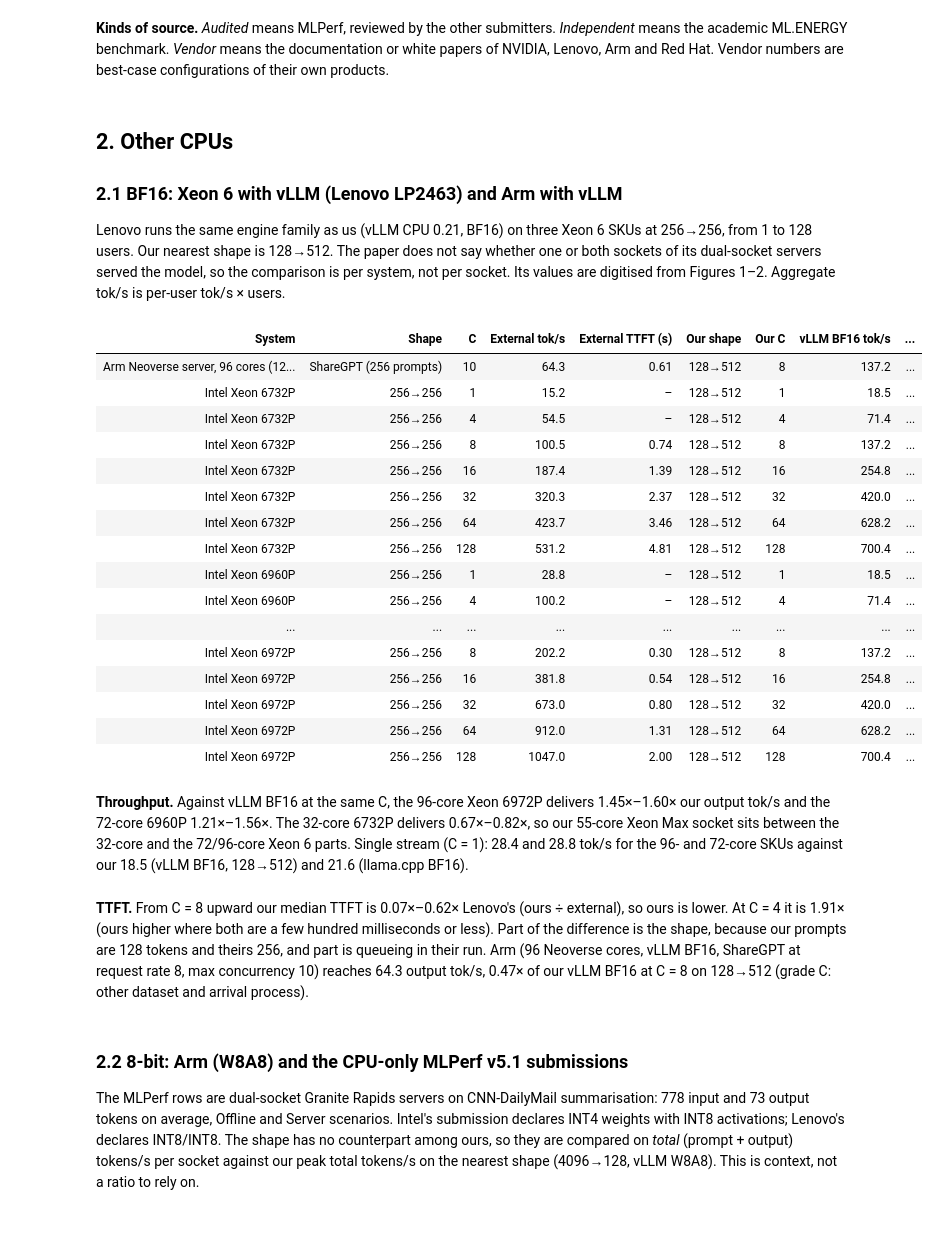
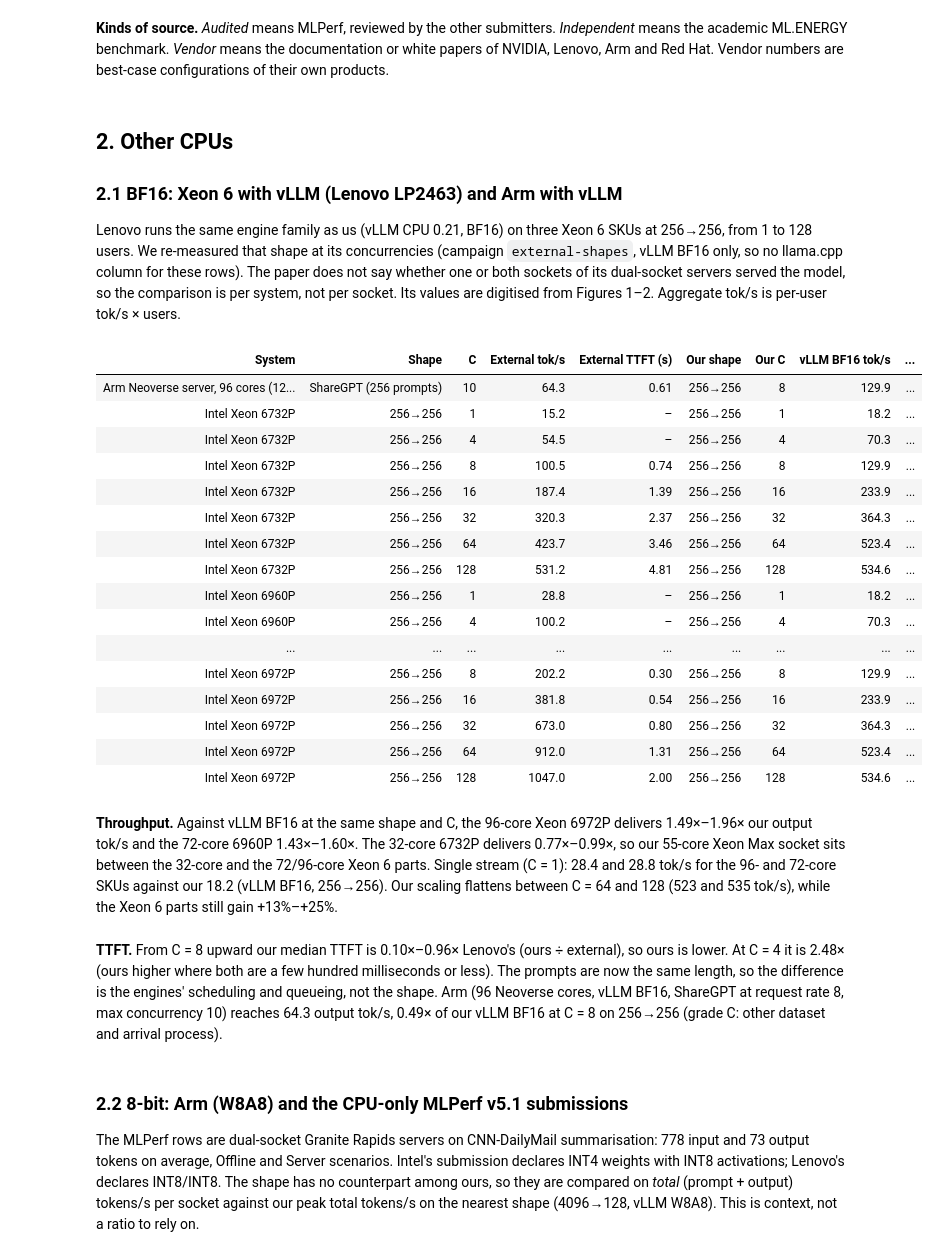
Before and after one commit to struggling-student/llm-backend-analysis, a Jupyter notebook: notebooks/backend_selection/13_external_references.ipynb, the cells around one changed output. Saved outputs shown, nothing was run; the diff lists cells and outputs as text; code cells hidden in the pictures; blank space fills up the shorter version.

```diff
--- a/notebooks/backend_selection/13_external_references.ipynb
+++ b/notebooks/backend_selection/13_external_references.ipynb
@@ -45,13 +52,15 @@ from llm_backend_analysis.visualization.export import export_figure
 
 theme.setup_notebook()
 NOTEBOOK = "13_external_references.ipynb"
-POWER_W = external.POWER_W_ASSUMED   # replace by a measured average power of the server socket when one exists
 keys = pd.read_csv(paths.TABLES / "backend_selection" / "key_numbers.csv").set_index("key")
 STREAM_GBS = float(keys.loc["roof_memory_in_hbm_cache_gbs", "low"])
 
 refs = external.references()
 points = loaders.online_points(model=registry.primary_model())
-comp = external.compare(refs, points, power_w=POWER_W)
+ext_points = loaders.online_points(campaign=external.MEASURED_CAMPAIGN, model=registry.primary_model())
+POWERS = external.measured_power_w(ext_points)   # node power of the points with a window of at least 10 minutes
+POWER_W = float(POWERS.median()) if len(POWERS) else external.POWER_W_ASSUMED
+comp = external.compare(refs, pd.concat([points, ext_points], ignore_index=True), power_w=POWER_W)
 src = external.sources()
 KEYS = []
 
@@ -94,57 +105,60 @@ best-case configurations of their own products.
 
 ### 2.1 BF16: Xeon 6 with vLLM (Lenovo LP2463) and Arm with vLLM
 
-Lenovo runs the same engine family as us (vLLM CPU 0.21, BF16) on three Xeon 6 SKUs at 256→256, from 1 to 128 users. Our
-nearest shape is 128→512. The paper does not say whether one or both sockets of its dual-socket servers served the model,
+Lenovo runs the same engine family as us (vLLM CPU 0.21, BF16) on three Xeon 6 SKUs at 256→256, from 1 to 128 users. We
+re-measured that shape at its concurrencies (campaign `external-shapes`, vLLM BF16 only, so no llama.cpp column for these
+rows). The paper does not say whether one or both sockets of its dual-socket servers served the model,
 so the comparison is per system, not per socket. Its values are digitised from Figures 1–2. Aggregate tok/s is per-user
 tok/s × users.
 # %%
 cpu_bf16 = comp[(comp["hardware_class"] == "cpu") & (comp["precision_group"] == "bf16")]
 cols = {"hardware": "System", "workload": "Shape", "concurrency": "C", "output_tok_s": "External tok/s", "ttft_s": "External TTFT (s)",
         "our_workload": "Our shape", "our_concurrency": "Our C", "ours_output_tok_s": "vLLM BF16 tok/s", "ours_ttft_s": "vLLM BF16 TTFT (s)",
         "other_output_tok_s": "llama.cpp BF16 tok/s", "adv_throughput": "Throughput ext ÷ ours", "adv_ttft": "TTFT ours ÷ ext", "grade": "Grade"}
 display(table(cpu_bf16.assign(our_workload=cpu_bf16["our_workload"].map(lambda w: registry.workload_label(w, short=True)))[list(cols)].rename(columns=cols),
               {"C": "{:.0f}", "External tok/s": "{:.1f}", "External TTFT (s)": "{:.2f}", "Our C": "{:.0f}", "vLLM BF16 tok/s": "{:.1f}",
                "vLLM BF16 TTFT (s)": "{:.2f}", "llama.cpp BF16 tok/s": "{:.1f}", "Throughput ext ÷ ours": "{:.2f}×", "TTFT ours ÷ ext": "{:.2f}×"}, align="left"))
 le = cpu_bf16[cpu_bf16["source_id"] == "lenovo_lp2463"]
 by = {h: g for h, g in le.groupby("hardware")}
 c1 = le[le["concurrency"] == 1].set_index("hardware")
 arm = cpu_bf16[cpu_bf16["source_id"] == "arm_vllm_quant"].iloc[0]
-show(f"**Throughput.** Against vLLM BF16 at the same C, the 96-core Xeon 6972P delivers {rng(by['Intel Xeon 6972P']['adv_throughput'], ratio)} our output tok/s "
+show(f"**Throughput.** Against vLLM BF16 at the same shape and C, the 96-core Xeon 6972P delivers {rng(by['Intel Xeon 6972P']['adv_throughput'], ratio)} our output tok/s "
      f"and the 72-core 6960P {rng(by['Intel Xeon 6960P']['adv_throughput'], ratio)}. The 32-core 6732P delivers {rng(by['Intel Xeon 6732P']['adv_throughput'], ratio)}, "
      f"so our 55-core Xeon Max socket sits between the 32-core and the 72/96-core Xeon 6 parts. "
      f"Single stream (C = 1): {num(c1.loc['Intel Xeon 6972P', 'output_tok_s'], 1)} and {num(c1.loc['Intel Xeon 6960P', 'output_tok_s'], 1)} tok/s for the 96- and 72-core SKUs "
-     f"against our {num(c1['ours_output_tok_s'].iloc[0], 1)} (vLLM BF16, 128→512) and {num(c1['other_output_tok_s'].iloc[0], 1)} (llama.cpp BF16).")
+     f"against our {num(c1['ours_output_tok_s'].iloc[0], 1)} (vLLM BF16, 256→256). Our scaling flattens between C = 64 and 128 "
+     f"({num(le.query('concurrency == 64')['ours_output_tok_s'].iloc[0])} and {num(le.query('concurrency == 128')['ours_output_tok_s'].iloc[0])} tok/s), "
+     f"while the Xeon 6 parts still gain {rng(le.query('concurrency == 128').set_index('hardware')['output_tok_s'] / le.query('concurrency == 64').set_index('hardware')['output_tok_s'] - 1, lambda v: pct(v, 0))}.")
 le8 = le[le["concurrency"] >= 8]
 show(f"**TTFT.** From C = 8 upward our median TTFT is {rng(le8['adv_ttft'], ratio)} Lenovo's (ours ÷ external), so ours is lower. At C = 4 it is "
-     f"{rng(le[le['concurrency'] == 4]['adv_ttft'], ratio)} (ours higher where both are a few hundred milliseconds or less). Part of the difference is the shape, "
-     f"because our prompts are 128 tokens and theirs 256, and part is queueing in their run. "
+     f"{rng(le[le['concurrency'] == 4]['adv_ttft'], ratio)} (ours higher where both are a few hundred milliseconds or less). The prompts are now the same length, "
+     f"so the difference is the engines' scheduling and queueing, not the shape. "
      f"Arm (96 Neoverse cores, vLLM BF16, ShareGPT at request rate 8, max concurrency {int(arm['concurrency'])}) reaches {num(arm['output_tok_s'], 1)} output tok/s, "
-     f"{ratio(arm['adv_throughput'])} of our vLLM BF16 at C = {int(arm['our_concurrency'])} on 128→512 (grade C: other dataset and arrival process).")
-key("ext_cpu_bf16_xeon6_96c_over_ours", by["Intel Xeon 6972P"]["adv_throughput"], ratio, "Xeon 6972P (96 cores, vLLM BF16, 256→256) output tok/s ÷ ours (vLLM BF16, 128→512), same C = 1…128 (Lenovo LP2463, digitised)")
-key("ext_cpu_bf16_xeon6_72c_over_ours", by["Intel Xeon 6960P"]["adv_throughput"], ratio, "Xeon 6960P (72 cores) output tok/s ÷ ours, same C (Lenovo LP2463, digitised)")
-key("ext_cpu_bf16_xeon6_32c_over_ours", by["Intel Xeon 6732P"]["adv_throughput"], ratio, "Xeon 6732P (32 cores) output tok/s ÷ ours, same C (Lenovo LP2463, digitised)")
-key("ext_cpu_bf16_xeon6_ttft_ours_over_ext", le8["adv_ttft"], ratio, "Our TTFT ÷ Lenovo's Xeon 6 TTFT, same C = 8…128 (< 1: ours lower; our prompts are shorter)")
+     f"{ratio(arm['adv_throughput'])} of our vLLM BF16 at C = {int(arm['our_concurrency'])} on {registry.workload_label(arm['our_workload'], short=True)} (grade C: other dataset and arrival process).")
+key("ext_cpu_bf16_xeon6_96c_over_ours", by["Intel Xeon 6972P"]["adv_throughput"], ratio, "Xeon 6972P (96 cores, vLLM BF16, 256→256) output tok/s ÷ ours (vLLM BF16, 256→256, external-shapes), same C = 1…128 (Lenovo LP2463, digitised)")
+key("ext_cpu_bf16_xeon6_72c_over_ours", by["Intel Xeon 6960P"]["adv_throughput"], ratio, "Xeon 6960P (72 cores) output tok/s ÷ ours, same shape 256→256 and C (Lenovo LP2463, digitised)")
+key("ext_cpu_bf16_xeon6_32c_over_ours", by["Intel Xeon 6732P"]["adv_throughput"], ratio, "Xeon 6732P (32 cores) output tok/s ÷ ours, same shape 256→256 and C (Lenovo LP2463, digitised)")
+key("ext_cpu_bf16_xeon6_ttft_ours_over_ext", le8["adv_ttft"], ratio, "Our TTFT ÷ Lenovo's Xeon 6 TTFT, same shape 256→256 and C = 8…128 (< 1: ours lower)")
 # %% [output]
 | System | Shape | C | External tok/s | External TTFT (s) | Our shape | Our C | vLLM BF16 tok/s | ... |
-| Arm Neoverse server, 96 cores (12... | ShareGPT (256 prompts) | 10 | 64.3 | 0.61 | 128→512 | 8 | 137.2 | ... |
-| Intel Xeon 6732P | 256→256 | 1 | 15.2 | – | 128→512 | 1 | 18.5 | ... |
-| Intel Xeon 6732P | 256→256 | 4 | 54.5 | – | 128→512 | 4 | 71.4 | ... |
-| Intel Xeon 6732P | 256→256 | 8 | 100.5 | 0.74 | 128→512 | 8 | 137.2 | ... |
-| Intel Xeon 6732P | 256→256 | 16 | 187.4 | 1.39 | 128→512 | 16 | 254.8 | ... |
-| Intel Xeon 6732P | 256→256 | 32 | 320.3 | 2.37 | 128→512 | 32 | 420.0 | ... |
-| Intel Xeon 6732P | 256→256 | 64 | 423.7 | 3.46 | 128→512 | 64 | 628.2 | ... |
-| Intel Xeon 6732P | 256→256 | 128 | 531.2 | 4.81 | 128→512 | 128 | 700.4 | ... |
-| Intel Xeon 6960P | 256→256 | 1 | 28.8 | – | 128→512 | 1 | 18.5 | ... |
-| Intel Xeon 6960P | 256→256 | 4 | 100.2 | – | 128→512 | 4 | 71.4 | ... |
+| Arm Neoverse server, 96 cores (12... | ShareGPT (256 prompts) | 10 | 64.3 | 0.61 | 256→256 | 8 | 129.9 | ... |
+| Intel Xeon 6732P | 256→256 | 1 | 15.2 | – | 256→256 | 1 | 18.2 | ... |
+| Intel Xeon 6732P | 256→256 | 4 | 54.5 | – | 256→256 | 4 | 70.3 | ... |
+| Intel Xeon 6732P | 256→256 | 8 | 100.5 | 0.74 | 256→256 | 8 | 129.9 | ... |
+| Intel Xeon 6732P | 256→256 | 16 | 187.4 | 1.39 | 256→256 | 16 | 233.9 | ... |
+| Intel Xeon 6732P | 256→256 | 32 | 320.3 | 2.37 | 256→256 | 32 | 364.3 | ... |
+| Intel Xeon 6732P | 256→256 | 64 | 423.7 | 3.46 | 256→256 | 64 | 523.4 | ... |
+| Intel Xeon 6732P | 256→256 | 128 | 531.2 | 4.81 | 256→256 | 128 | 534.6 | ... |
+| Intel Xeon 6960P | 256→256 | 1 | 28.8 | – | 256→256 | 1 | 18.2 | ... |
+| Intel Xeon 6960P | 256→256 | 4 | 100.2 | – | 256→256 | 4 | 70.3 | ... |
 | ... | ... | ... | ... | ... | ... | ... | ... | ... |
-| Intel Xeon 6972P | 256→256 | 8 | 202.2 | 0.30 | 128→512 | 8 | 137.2 | ... |
-| Intel Xeon 6972P | 256→256 | 16 | 381.8 | 0.54 | 128→512 | 16 | 254.8 | ... |
-| Intel Xeon 6972P | 256→256 | 32 | 673.0 | 0.80 | 128→512 | 32 | 420.0 | ... |
-| Intel Xeon 6972P | 256→256 | 64 | 912.0 | 1.31 | 128→512 | 64 | 628.2 | ... |
-| Intel Xeon 6972P | 256→256 | 128 | 1047.0 | 2.00 | 128→512 | 128 | 700.4 | ... |
+| Intel Xeon 6972P | 256→256 | 8 | 202.2 | 0.30 | 256→256 | 8 | 129.9 | ... |
+| Intel Xeon 6972P | 256→256 | 16 | 381.8 | 0.54 | 256→256 | 16 | 233.9 | ... |
+| Intel Xeon 6972P | 256→256 | 32 | 673.0 | 0.80 | 256→256 | 32 | 364.3 | ... |
+| Intel Xeon 6972P | 256→256 | 64 | 912.0 | 1.31 | 256→256 | 64 | 523.4 | ... |
+| Intel Xeon 6972P | 256→256 | 128 | 1047.0 | 2.00 | 256→256 | 128 | 534.6 | ... |
-**Throughput.** Against vLLM BF16 at the same C, the 96-core Xeon 6972P delivers 1.45×–1.60× our output tok/s and the 72-core 6960P 1.21×–1.56×. The 32-core 6732P delivers 0.67×–0.82×, so our 55-core Xeon Max socket sits between the 32-core and the 72/96-core Xeon 6 parts. Single stream (C = 1): 28.4 and 28.8 tok/s for the 96- and 72-core SKUs against our 18.5 (vLLM BF16, 128→512) and 21.6 (llama.cpp BF16).
+**Throughput.** Against vLLM BF16 at the same shape and C, the 96-core Xeon 6972P delivers 1.49×–1.96× our output tok/s and the 72-core 6960P 1.43×–1.60×. The 32-core 6732P delivers 0.77×–0.99×, so our 55-core Xeon Max socket sits between the 32-core and the 72/96-core Xeon 6 parts. Single stream (C = 1): 28.4 and 28.8 tok/s for the 96- and 72-core SKUs against our 18.2 (vLLM BF16, 256→256). Our scaling flattens between C = 64 and 128 (523 and 535 tok/s), while the Xeon 6 parts still gain +13%–+25%.
-**TTFT.** From C = 8 upward our median TTFT is 0.07×–0.62× Lenovo's (ours ÷ external), so ours is lower. At C = 4 it is 1.91× (ours higher where both are a few hundred milliseconds or less). Part of the difference is the shape, because our prompts are 128 tokens and theirs 256, and part is queueing in their run. Arm (96 Neoverse cores, vLLM BF16, ShareGPT at request rate 8, max concurrency 10) reaches 64.3 output tok/s, 0.47× of our vLLM BF16 at C = 8 on 128→512 (grade C: other dataset and arrival process).
+**TTFT.** From C = 8 upward our median TTFT is 0.10×–0.96× Lenovo's (ours ÷ external), so ours is lower. At C = 4 it is 2.48× (ours higher where both are a few hundred milliseconds or less). The prompts are now the same length, so the difference is the engines' scheduling and queueing, not the shape. Arm (96 Neoverse cores, vLLM BF16, ShareGPT at request rate 8, max concurrency 10) reaches 64.3 output tok/s, 0.49× of our vLLM BF16 at C = 8 on 256→256 (grade C: other dataset and arrival process).
 # %% [markdown]
 ### 2.2 8-bit: Arm (W8A8) and the CPU-only MLPerf v5.1 submissions
 
```
Also changed, not shown: parts of 10 cells of this notebook, 10 other files.
